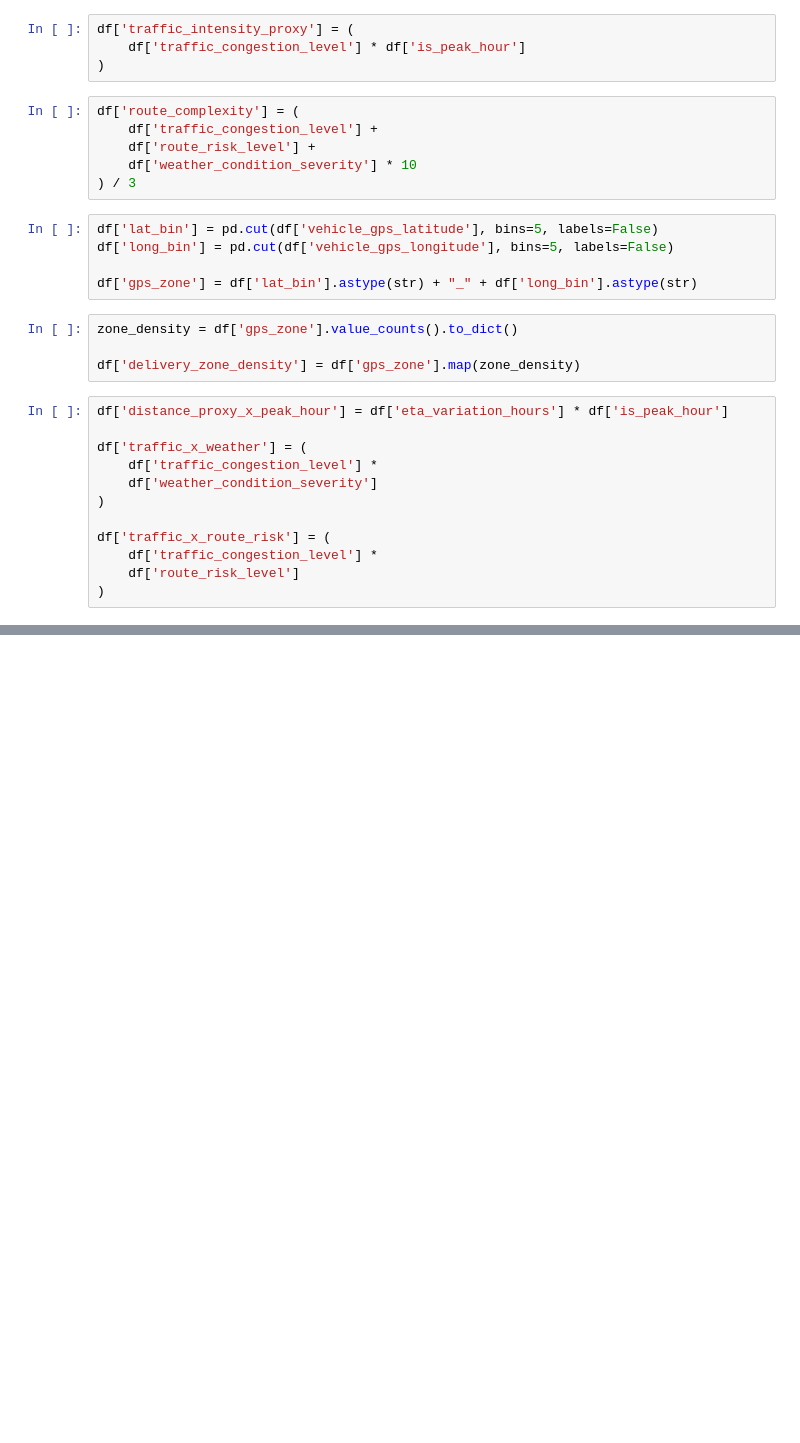
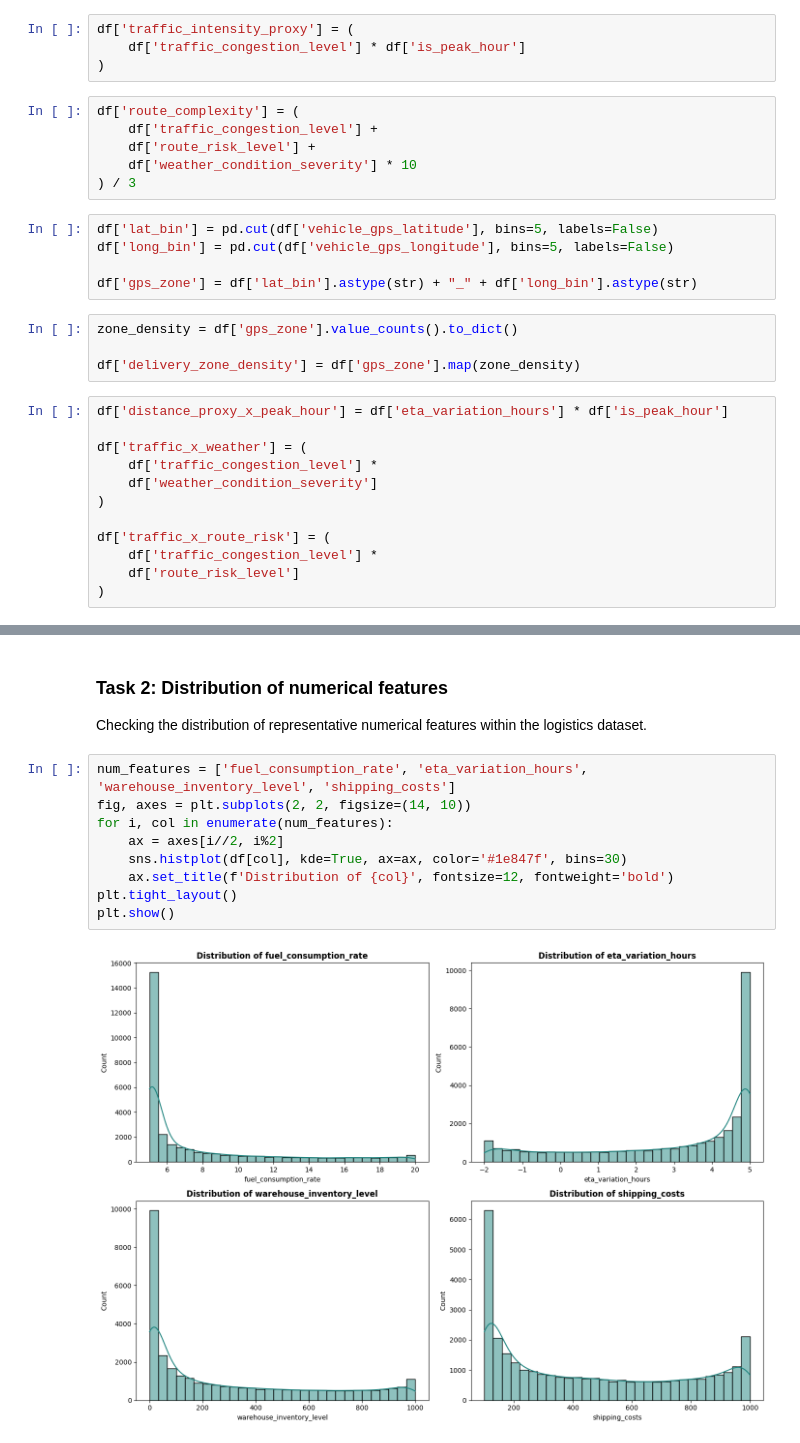
Before and after one commit to nguyennamthang56-cmd/projectshiptime, a Jupyter notebook: Data Understanding & Data Pre-processing.ipynb, the cells around one changed output, grey strips where cells are left out. Saved outputs shown, nothing was run; the diff lists cells and outputs as text; blank space fills up the shorter version.

```diff
--- a/Data Understanding & Data Pre-processing.ipynb
+++ b/Data Understanding & Data Pre-processing.ipynb
@@ -190,0 +356,14 @@ print("Cleaned dataset exported successfully!")
+# %% [markdown]
+### Task 2: Distribution of numerical features
+Checking the distribution of representative numerical features within the logistics dataset.
+# %%
+num_features = ['fuel_consumption_rate', 'eta_variation_hours', 'warehouse_inventory_level', 'shipping_costs']
+fig, axes = plt.subplots(2, 2, figsize=(14, 10))
+for i, col in enumerate(num_features):
+    ax = axes[i//2, i%2]
+    sns.histplot(df[col], kde=True, ax=ax, color='#1e847f', bins=30)
+    ax.set_title(f'Distribution of {col}', fontsize=12, fontweight='bold')
+plt.tight_layout()
+plt.show()
+# %% [output]
+[figure, added]
```
Also changed, not shown: parts of 27 cells of this notebook.
